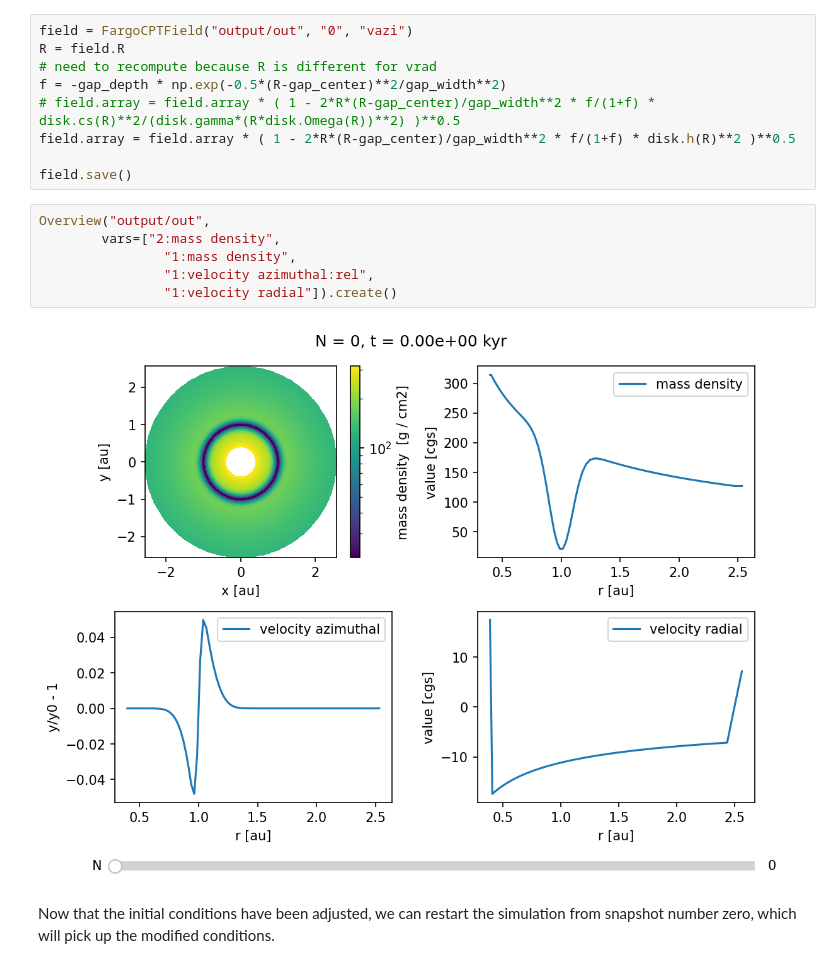
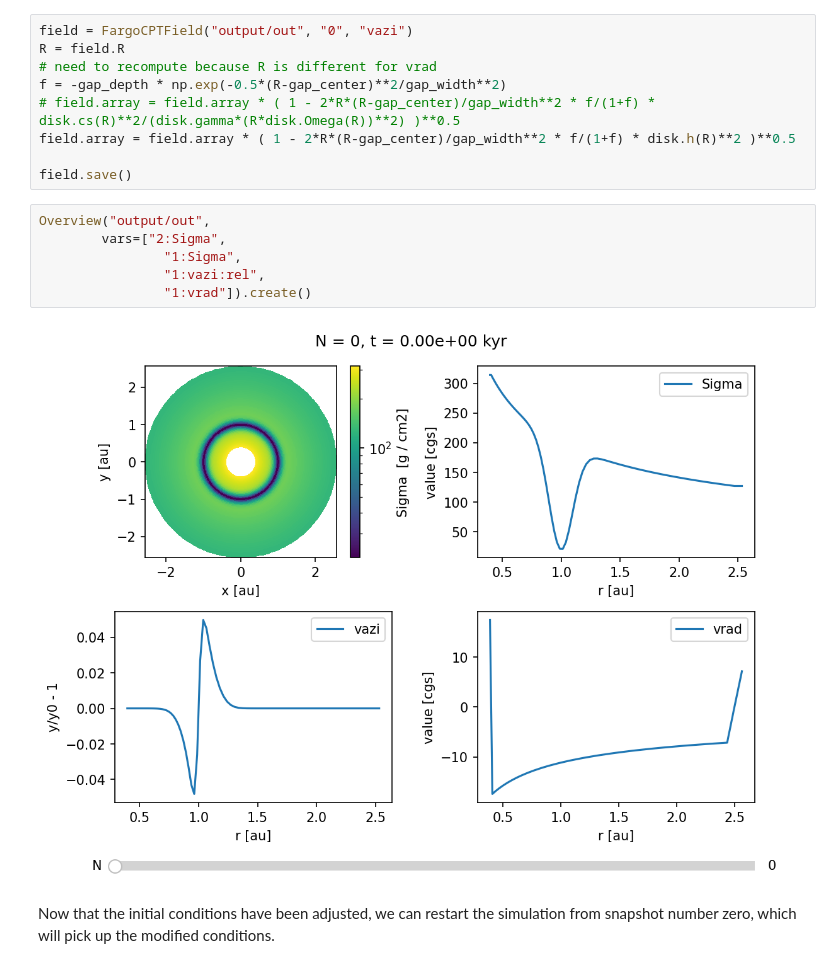
Before and after one commit to rometsch/fargocpt, a Jupyter notebook: examples/400_Custom_Initial_Conditions.ipynb, the cells around one changed output. Drawn from its saved outputs; the diff is of its cells as text.

```diff
--- a/examples/400_Custom_Initial_Conditions.ipynb
+++ b/examples/400_Custom_Initial_Conditions.ipynb
@@ -441,12 +439,12 @@ field.array = field.array * ( 1 - 2*R*(R-gap_center)/gap_width**2 * f/(1+f) * di
 field.save()
 # %%
 Overview("output/out",
-        vars=["2:mass density",
-                "1:mass density",
-                "1:velocity azimuthal:rel",
-                "1:velocity radial"]).create()
+        vars=["2:Sigma",
+                "1:Sigma",
+                "1:vazi:rel",
+                "1:vrad"]).create()
 # %% [output]
-[figure, old version]
+[figure, new version]
 # %% [markdown]
 Now that the initial conditions have been adjusted, we can restart the simulation from snapshot number zero, which will pick up the modified conditions.
 # %%
```
Also changed, not shown: parts of 6 cells of this notebook, 4 other files.
